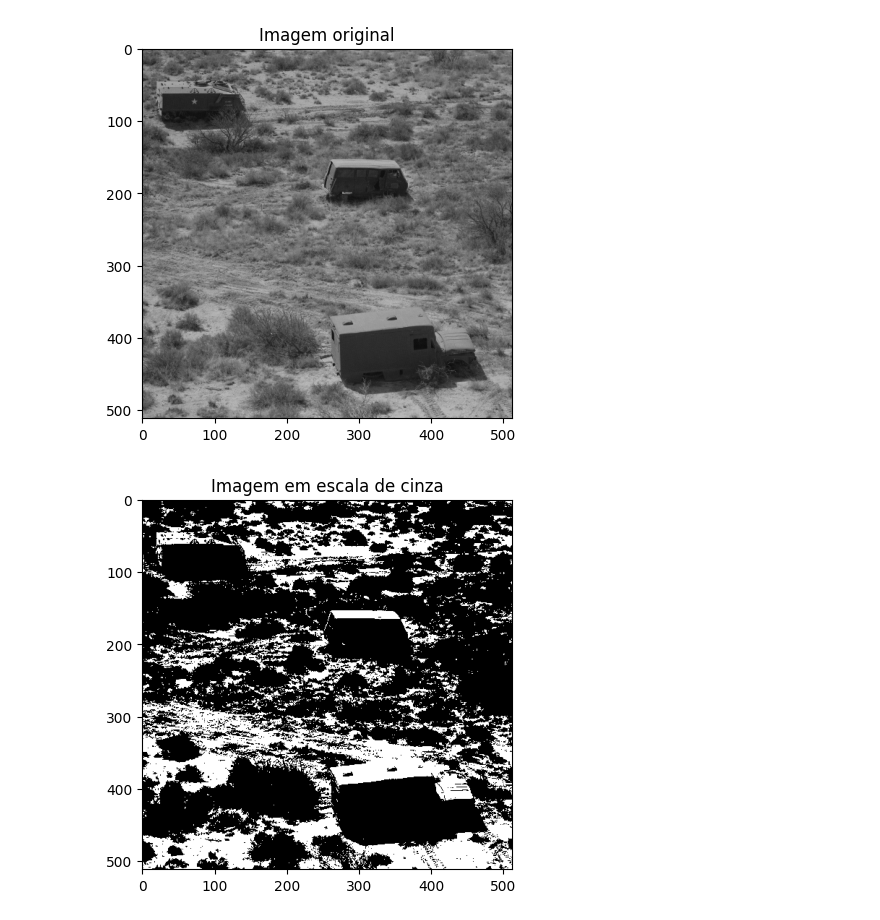
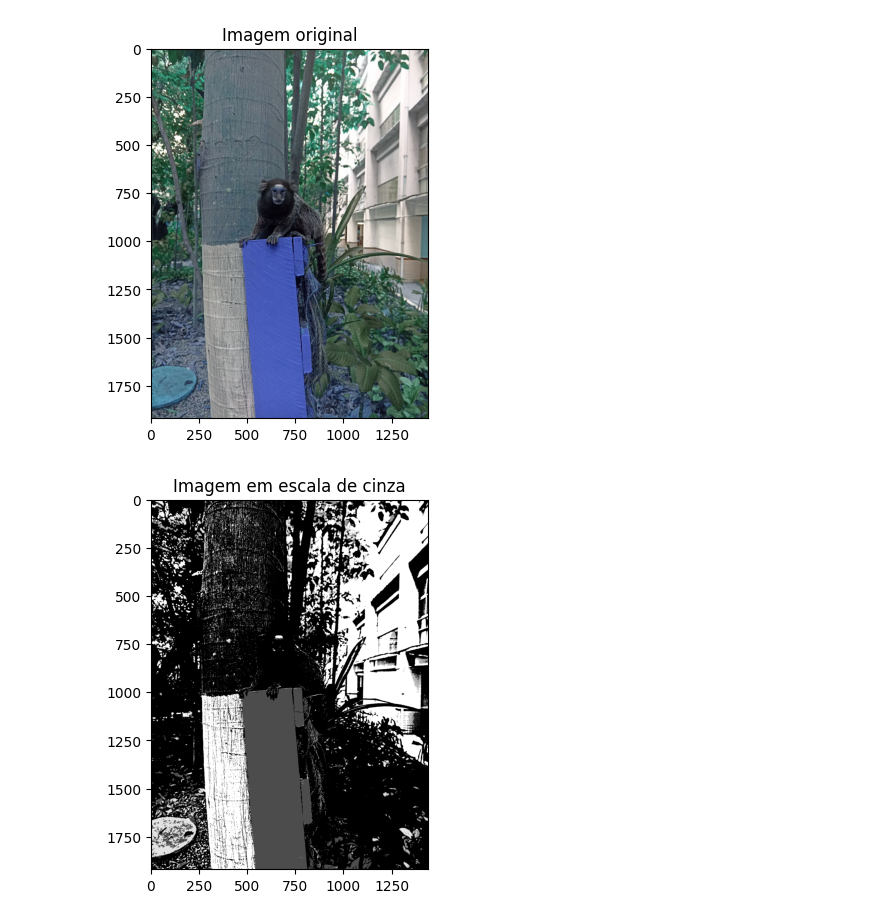
Before and after one commit to tomast1337/Image-Processing, a Jupyter notebook: aula8.ipynb, the cells around one changed output. Saved outputs shown, nothing was run; the diff lists cells and outputs as text; code cells hidden in the pictures.

```diff
--- a/aula8.ipynb
+++ b/aula8.ipynb
@@ -10,11 +10,11 @@ OpenCV version: 4.8.1
 # %%
-image = cv2.imread("./imgs/7.1.05.tiff")
+image = cv2.imread("./imgs/lolface.jpeg")
 
 plt.imshow(image)
 plt.title("Imagem original")
 plt.show()
 # %% [output]
-[figure, old version]
+[figure, new version]
 # %%
 # Convert to B and W only img with a threshold of 127
 bw = cv2.threshold(image, 127, 255, cv2.THRESH_BINARY)[1]
@@ -24,5 +24,5 @@ plt.imshow(bw , cmap="gray")
 plt.title("Imagem em escala de cinza")
 plt.show()
 # %% [output]
-[figure, old version]
+[figure, new version]
 # %%
```
Also changed, not shown: parts of 4 cells of this notebook, 4 other files.
